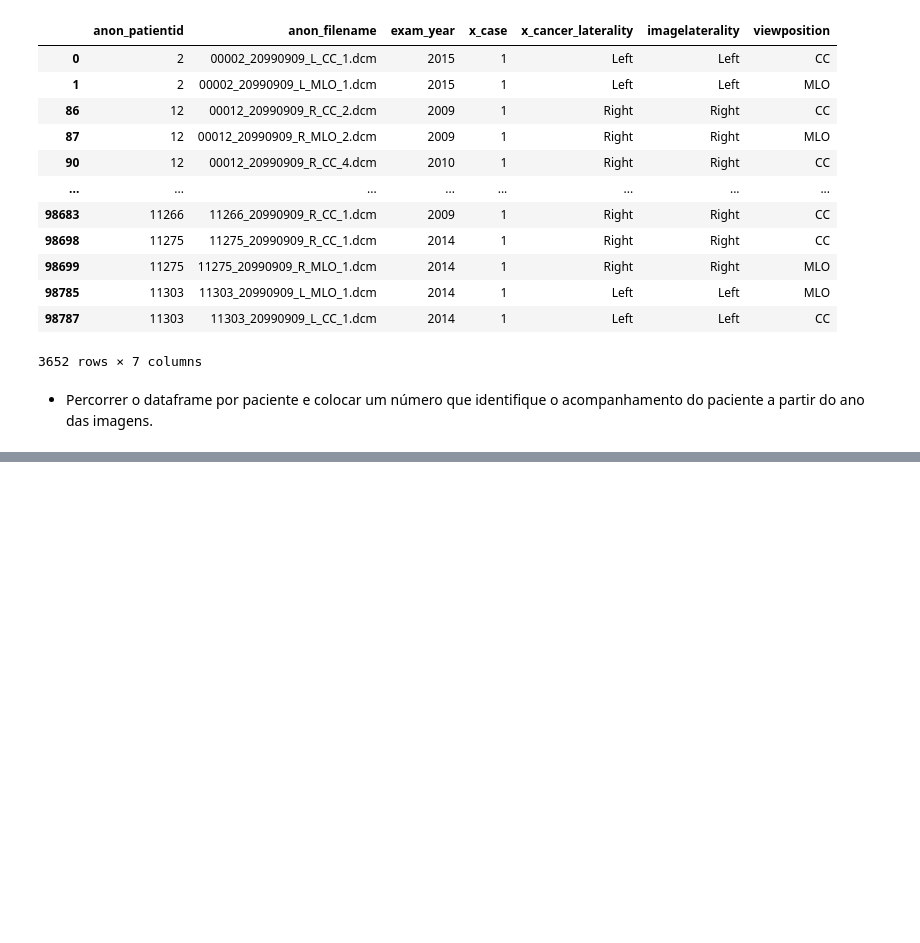
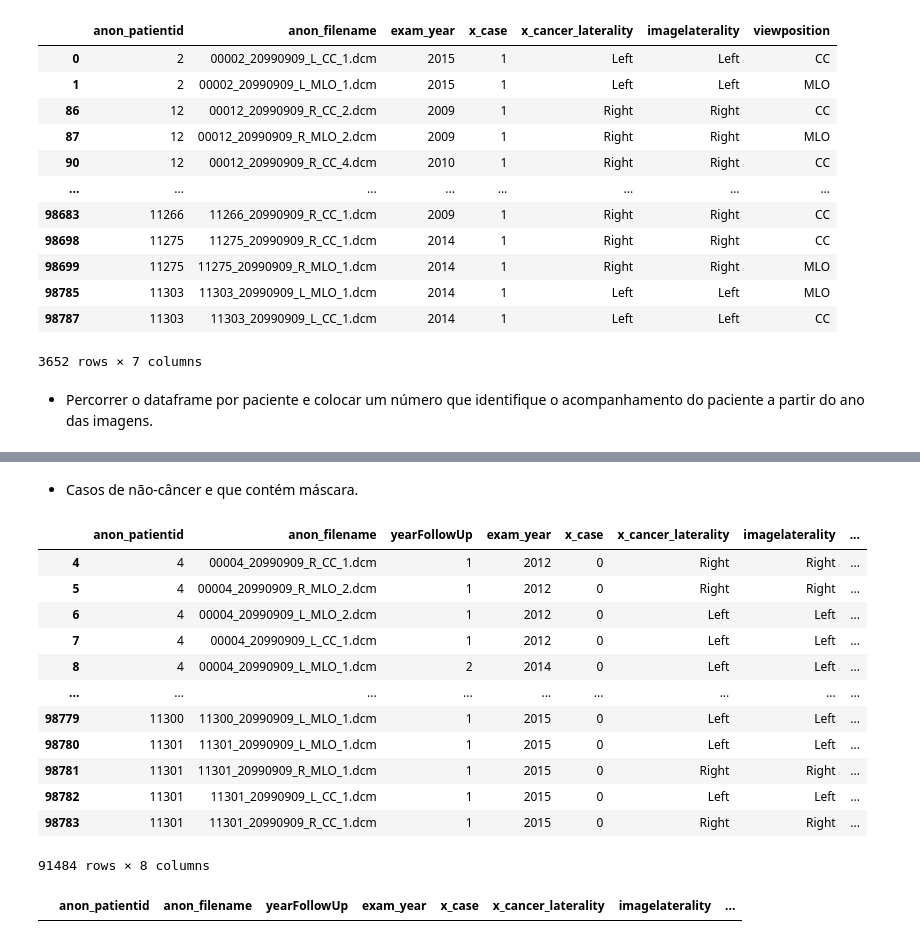
Before and after one commit to lukasmachado20/ProjetoITI, a Jupyter notebook: etapa2_analise_dataset.ipynb, the cells around one changed output, grey strips where cells are left out. Saved outputs shown, nothing was run; the diff lists cells and outputs as text; code cells hidden in the pictures; blank space fills up the shorter version.

```diff
--- a/etapa2_analise_dataset.ipynb
+++ b/etapa2_analise_dataset.ipynb
@@ -167,0 +269,28 @@ print(len(listaMascaras)) # quantidade de diretorio da mascara
+# %% [markdown]
+- Casos de não-câncer e que contém máscara.
+# %%
+dataFrame2 = dataFrame[dataFrame['x_case'] == 0]
+noCancerDF = dataFrame2.loc[:,['anon_patientid','anon_filename','exam_year','x_case','x_cancer_laterality','imagelaterality','viewposition']]
+
+# Adding yearFollowp
+yearsFollowUp = create_Year_FollowUp(noCancerDF)
+noCancerDF['yearFollowUp'] =  yearsFollowUp
+noCancerDF = noCancerDF.loc[:,['anon_patientid','anon_filename','yearFollowUp','exam_year','x_case','x_cancer_laterality','imagelaterality','viewposition']]
+
+# Fill x_cancer_laterality
+noCancerDF.loc[:, 'x_cancer_laterality'] = noCancerDF['imagelaterality']
+noCancerDF
+# %% [output]
+|  | anon_patientid | anon_filename | yearFollowUp | exam_year | x_case | x_cancer_laterality | imagelaterality | ... |
+| 4 | 4 | 00004_20990909_R_CC_1.dcm | 1 | 2012 | 0 | Right | Right | ... |
+| 5 | 4 | 00004_20990909_R_MLO_2.dcm | 1 | 2012 | 0 | Right | Right | ... |
+| 6 | 4 | 00004_20990909_L_MLO_2.dcm | 1 | 2012 | 0 | Left | Left | ... |
+| 7 | 4 | 00004_20990909_L_CC_1.dcm | 1 | 2012 | 0 | Left | Left | ... |
+| 8 | 4 | 00004_20990909_L_MLO_1.dcm | 2 | 2014 | 0 | Left | Left | ... |
+| ... | ... | ... | ... | ... | ... | ... | ... | ... |
+| 98779 | 11300 | 11300_20990909_L_MLO_1.dcm | 1 | 2015 | 0 | Left | Left | ... |
+| 98780 | 11301 | 11301_20990909_L_MLO_1.dcm | 1 | 2015 | 0 | Left | Left | ... |
+| 98781 | 11301 | 11301_20990909_R_MLO_1.dcm | 1 | 2015 | 0 | Right | Right | ... |
+| 98782 | 11301 | 11301_20990909_L_CC_1.dcm | 1 | 2015 | 0 | Left | Left | ... |
+| 98783 | 11301 | 11301_20990909_R_CC_1.dcm | 1 | 2015 | 0 | Right | Right | ... |
+91484 rows × 8 columns
@@ -167,0 +300,6 @@ print(len(listaMascaras)) # quantidade de diretorio da mascara
+# %%
+noCancerDF['file_mask'] = maskCol
+noCancerDF['nodule'] = pixelCol
+noCancerDF[noCancerDF['nodule'] != 0]
+# %% [output]
+|  | anon_patientid | anon_filename | yearFollowUp | exam_year | x_case | x_cancer_laterality | imagelaterality | ... |
```
Also changed, not shown: parts of 25 cells of this notebook, 7 other files.
